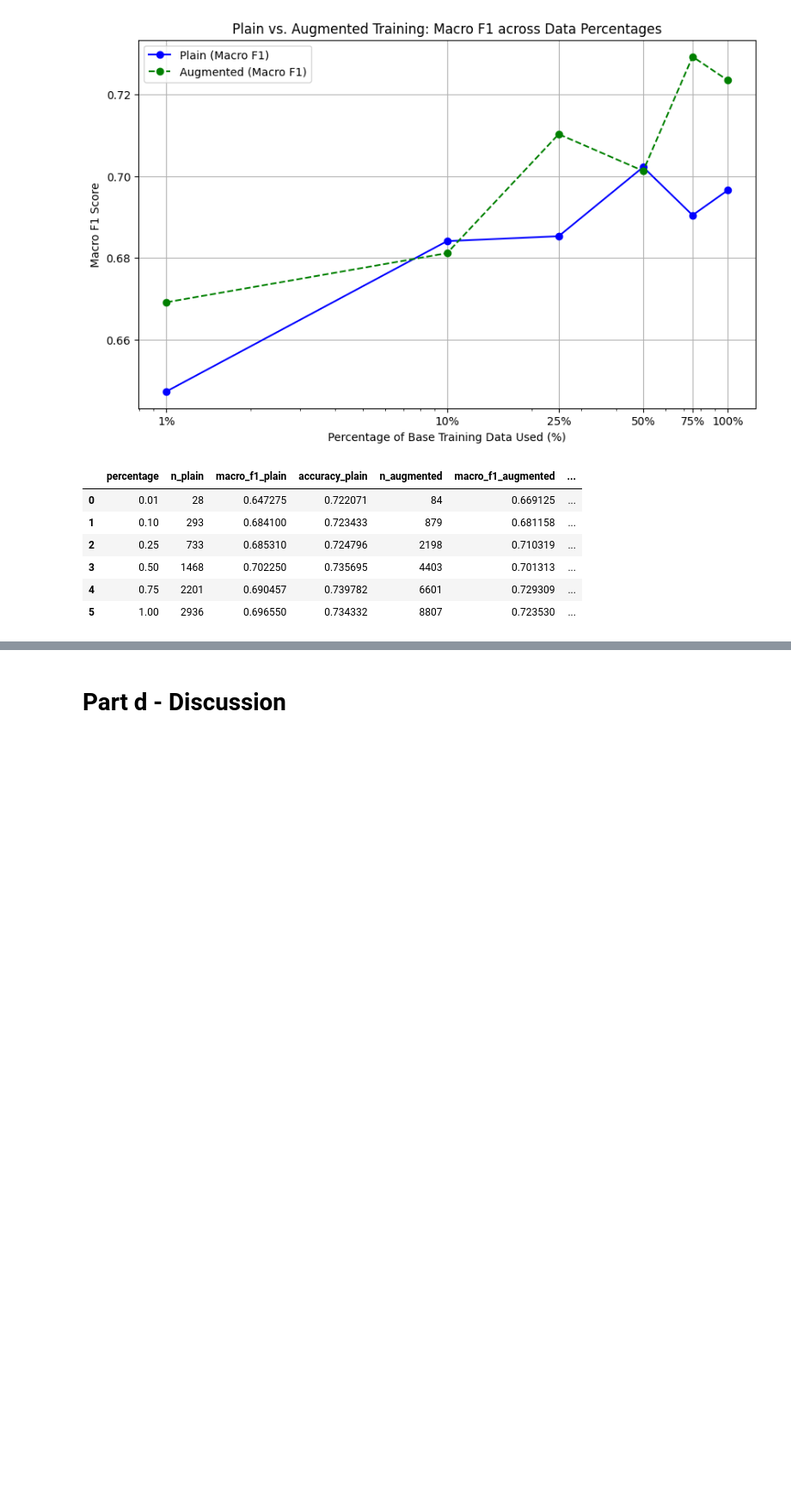
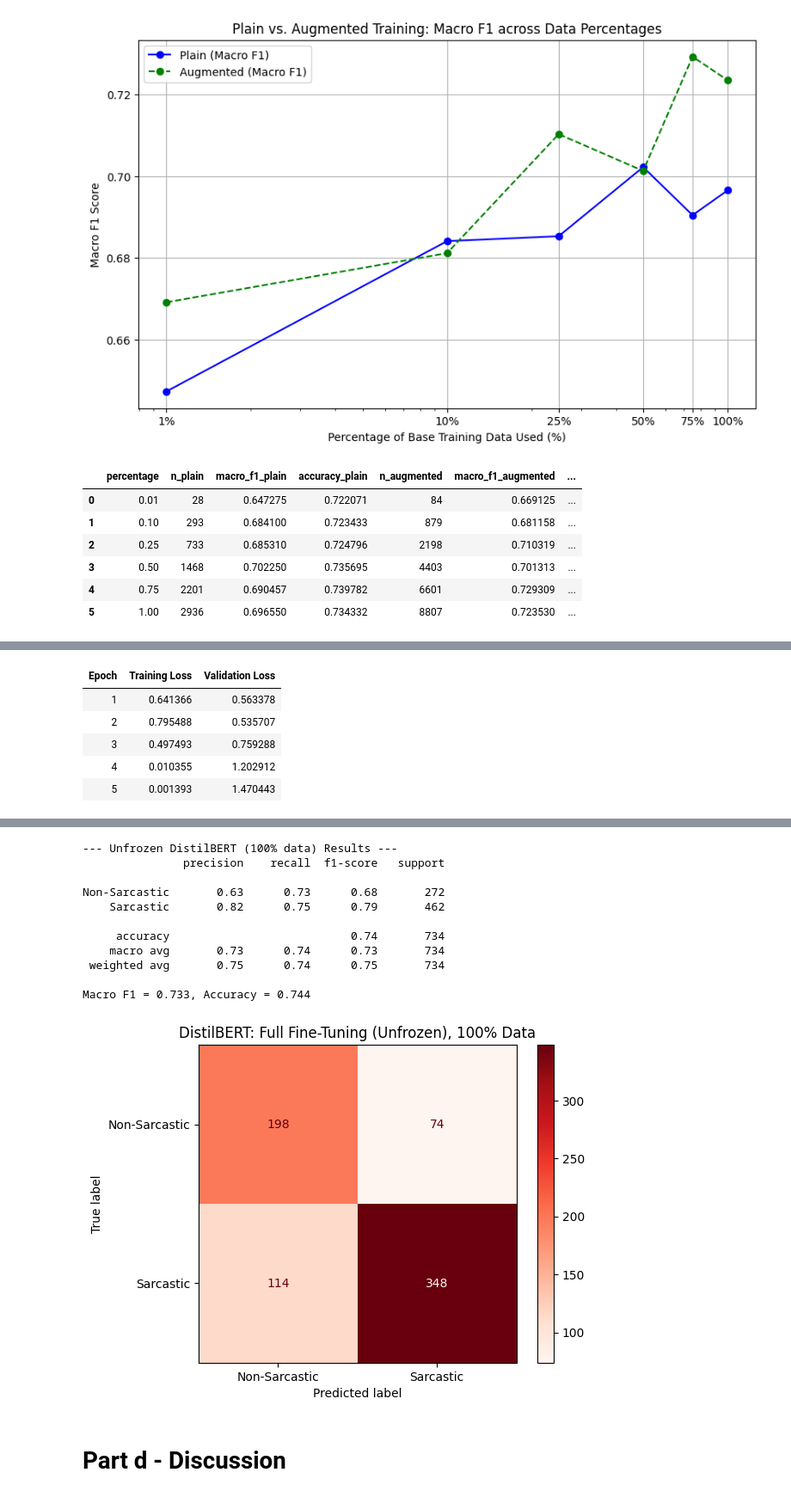
Before and after one commit to ericGutierrezM/sarcasm_text_classification, a Jupyter notebook: notebooks/part_3.ipynb, the cells around one changed output, grey strips where cells are left out. Shown at 86% size. Drawn from its saved outputs; the diff is of its cells as text; code cells hidden in the pictures; blank space fills up the shorter version.

```diff
--- a/notebooks/part_3.ipynb
+++ b/notebooks/part_3.ipynb
@@ -469,0 +474,62 @@ df_comparison
+# %%
+set_seed(11)
+
+# Use the full training set (100%)
+df_pct = X_train.reset_index(drop=True).copy()
+df_pct['labels'] = df_pct['label'].astype(str).str.strip().map({'Non-Sarcastic': 0, 'Sarcastic': 1})
+df_pct_clean = df_pct.drop(columns=['label'])
+
+train_ds = Dataset.from_pandas(df_pct_clean)
+if '__index_level_0__' in train_ds.column_names:
+    train_ds = train_ds.remove_columns(['__index_level_0__'])
+
+tokenized_train_full = train_ds.map(tokenize_function, batched=True)
+
+# Fresh DistilBERT, UNFROZEN backbone (full fine-tuning)
+model_name = "distilbert-base-uncased"
+model_unfrozen = AutoModelForSequenceClassification.from_pretrained(model_name, num_labels=2)
+# Note: no freezing loop here — all parameters remain trainable
+
+training_args_unfrozen = TrainingArguments(
+    output_dir="../results_unfrozen_100",
+    num_train_epochs=15,
+    learning_rate=2e-5,  # much smaller LR for full fine-tuning
+    per_device_train_batch_size=8,
+    eval_strategy="epoch",
+    save_strategy="epoch",
+    load_best_model_at_end=True,
+    metric_for_best_model="loss",
+    seed=7994,
+    logging_steps=1,
+    report_to="none",
+)
+
+trainer_unfrozen = Trainer(
+    model=model_unfrozen,
+    args=training_args_unfrozen,
+    train_dataset=tokenized_train_full,
+    eval_dataset=tokenized_eval,
+    callbacks=[EarlyStoppingCallback(early_stopping_patience=3)]
+)
+
+print(f"Fine-tuning full DistilBERT (unfrozen) on 100% of training data ({len(df_pct_clean)} samples)...")
+trainer_unfrozen.train()
+
+predictions_unfrozen = trainer_unfrozen.predict(tokenized_eval)
+preds_unfrozen = np.argmax(predictions_unfrozen.predictions, axis=-1)
+true_unfrozen = predictions_unfrozen.label_ids
+
+macro_f1_unfrozen = f1_score(true_unfrozen, preds_unfrozen, average='macro', zero_division=0)
+acc_unfrozen = (preds_unfrozen == true_unfrozen).mean()
+
+print(f"\n--- Unfrozen DistilBERT (100% data) Results ---")
+print(classification_report(true_unfrozen, preds_unfrozen, target_names=['Non-Sarcastic', 'Sarcastic'], zero_division=0))
+print(f"Macro F1 = {macro_f1_unfrozen:.3f}, Accuracy = {acc_unfrozen:.3f}")
+
+# Confusion matrix
+cm_unfrozen = confusion_matrix(true_unfrozen, preds_unfrozen)
+disp_unfrozen = ConfusionMatrixDisplay(confusion_matrix=cm_unfrozen, display_labels=['Non-Sarcastic', 'Sarcastic'])
+disp_unfrozen.plot(cmap='Reds', values_format='d')
+plt.title("DistilBERT: Full Fine-Tuning (Unfrozen), 100% Data")
+plt.show()
+# %% [output]
@@ -469,0 +554,6 @@ df_comparison
+| Epoch | Training Loss | Validation Loss |
+| 1 | 0.641366 | 0.563378 |
+| 2 | 0.795488 | 0.535707 |
+| 3 | 0.497493 | 0.759288 |
+| 4 | 0.010355 | 1.202912 |
+| 5 | 0.001393 | 1.470443 |
@@ -470,3 +561,15 @@ df_comparison
+--- Unfrozen DistilBERT (100% data) Results ---
+               precision    recall  f1-score   support
+
+Non-Sarcastic       0.63      0.73      0.68       272
+    Sarcastic       0.82      0.75      0.79       462
+
+     accuracy                           0.74       734
+    macro avg       0.73      0.74      0.73       734
+ weighted avg       0.75      0.74      0.75       734
+
+Macro F1 = 0.733, Accuracy = 0.744
+[figure, added]
 # %% [markdown]
 # Part d - Discussion
 # %% [markdown]
```
Also changed, not shown: parts of 5 cells of this notebook, 1 other file.
